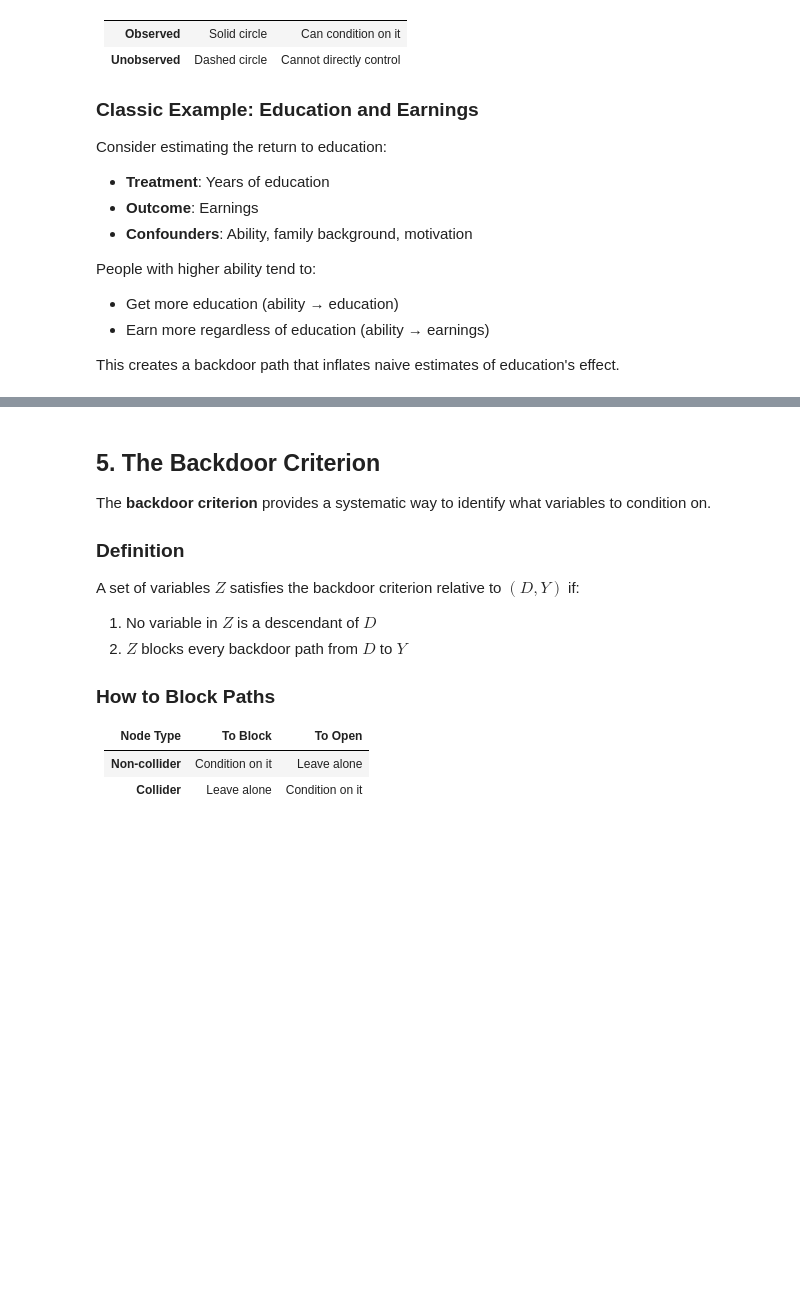
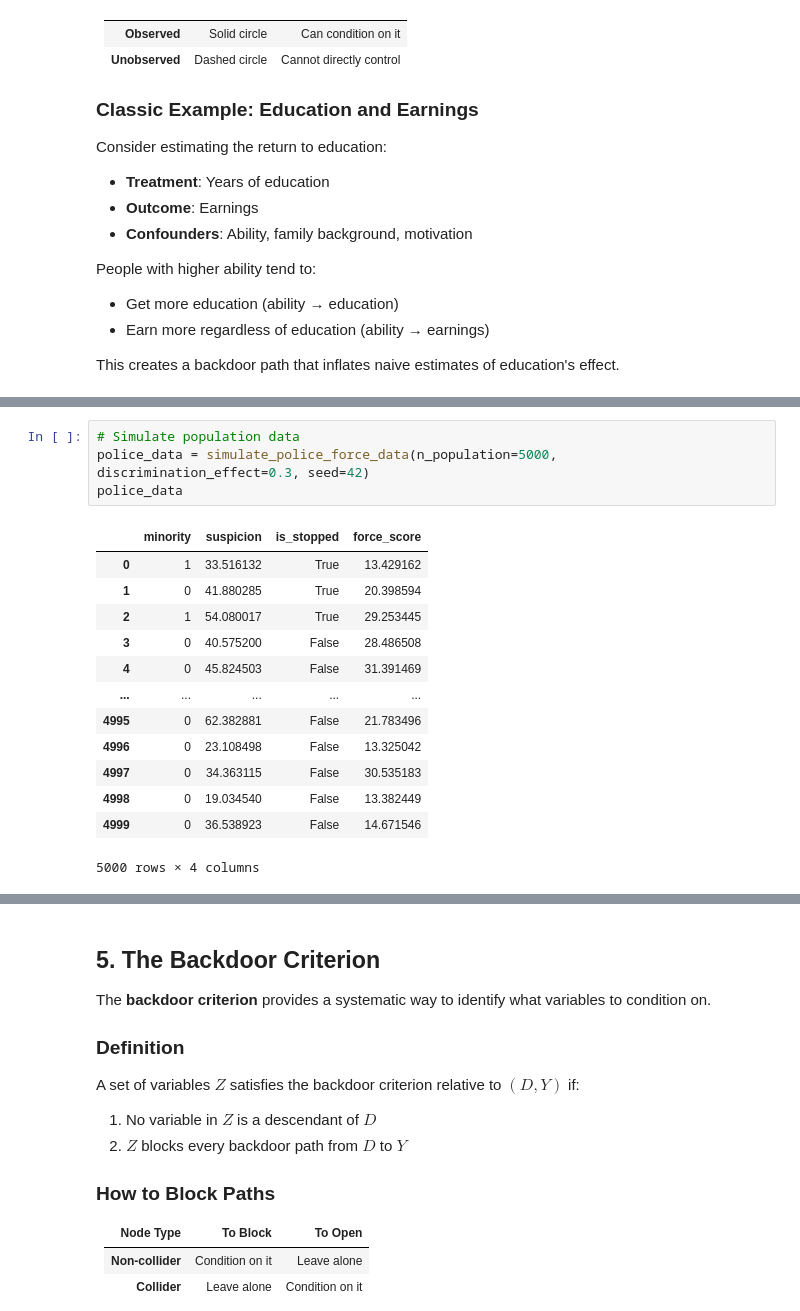
Before and after one commit to eisenhauerIO/courses-business-decisions, a Jupyter notebook: docs/source/measure-impact/02-directed-acyclic-graphs/lecture.ipynb, the cells around one changed output, grey strips where cells are left out. Drawn from its saved outputs; the diff is of its cells as text; blank space fills up the shorter version.

```diff
--- a/docs/source/measure-impact/02-directed-acyclic-graphs/lecture.ipynb
+++ b/docs/source/measure-impact/02-directed-acyclic-graphs/lecture.ipynb
@@ -170 +176,19 @@ draw_dag(
+# %%
+# Simulate population data
+police_data = simulate_police_force_data(n_population=5000, discrimination_effect=0.3, seed=42)
+police_data
+# %% [output]
+|  | minority | suspicion | is_stopped | force_score |
+| 0 | 1 | 33.516132 | True | 13.429162 |
+| 1 | 0 | 41.880285 | True | 20.398594 |
+| 2 | 1 | 54.080017 | True | 29.253445 |
+| 3 | 0 | 40.575200 | False | 28.486508 |
+| 4 | 0 | 45.824503 | False | 31.391469 |
+| ... | ... | ... | ... | ... |
+| 4995 | 0 | 62.382881 | False | 21.783496 |
+| 4996 | 0 | 23.108498 | False | 13.325042 |
+| 4997 | 0 | 34.363115 | False | 30.535183 |
+| 4998 | 0 | 19.034540 | False | 13.382449 |
+| 4999 | 0 | 36.538923 | False | 14.671546 |
+5000 rows × 4 columns
 # %%
```
Also changed, not shown: parts of 36 cells of this notebook, 16 other files.
